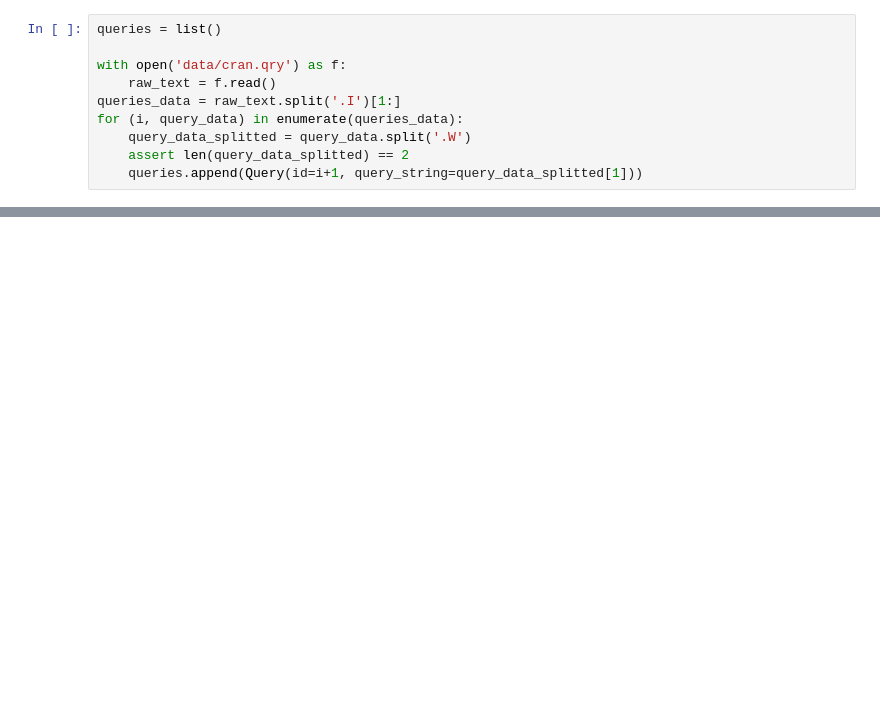
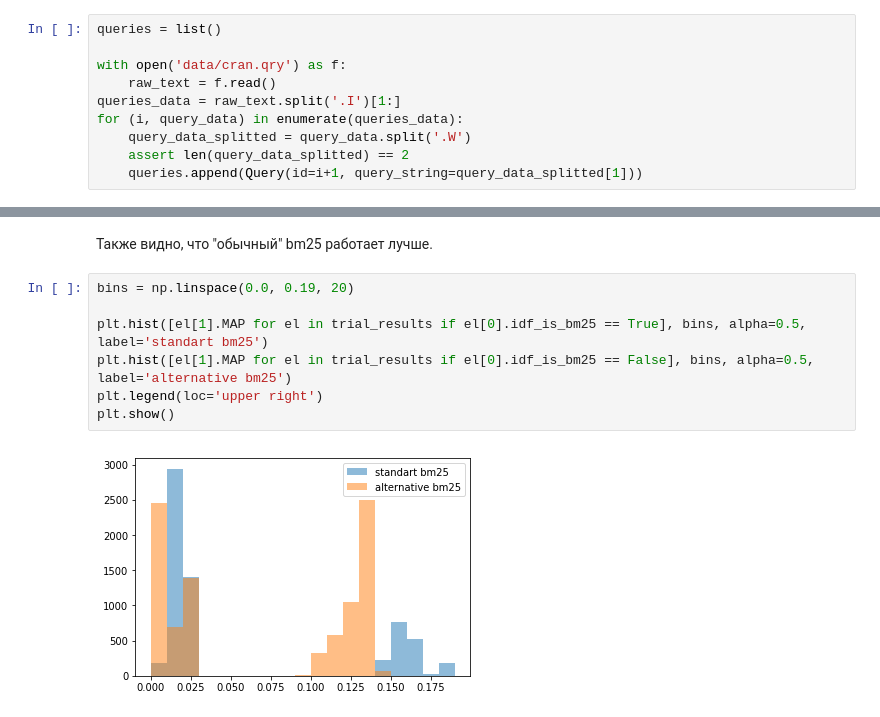
Before and after one commit to satanevsky/ir_lab, a Jupyter notebook: ir.ipynb, the cells around one changed output, grey strips where cells are left out. Drawn from its saved outputs; the diff is of its cells as text; blank space fills up the shorter version.

```diff
--- a/ir.ipynb
+++ b/ir.ipynb
@@ -163,0 +432,11 @@ class Evaluator(object):
+# %% [markdown]
+Также видно, что "обычный" bm25 работает лучше.
+# %%
+bins = np.linspace(0.0, 0.19, 20)
+
+plt.hist([el[1].MAP for el in trial_results if el[0].idf_is_bm25 == True], bins, alpha=0.5, label='standart bm25')
+plt.hist([el[1].MAP for el in trial_results if el[0].idf_is_bm25 == False], bins, alpha=0.5, label='alternative bm25')
+plt.legend(loc='upper right')
+plt.show()
+# %% [output]
+[figure, added]
```
Also changed, not shown: parts of 35 cells of this notebook.
